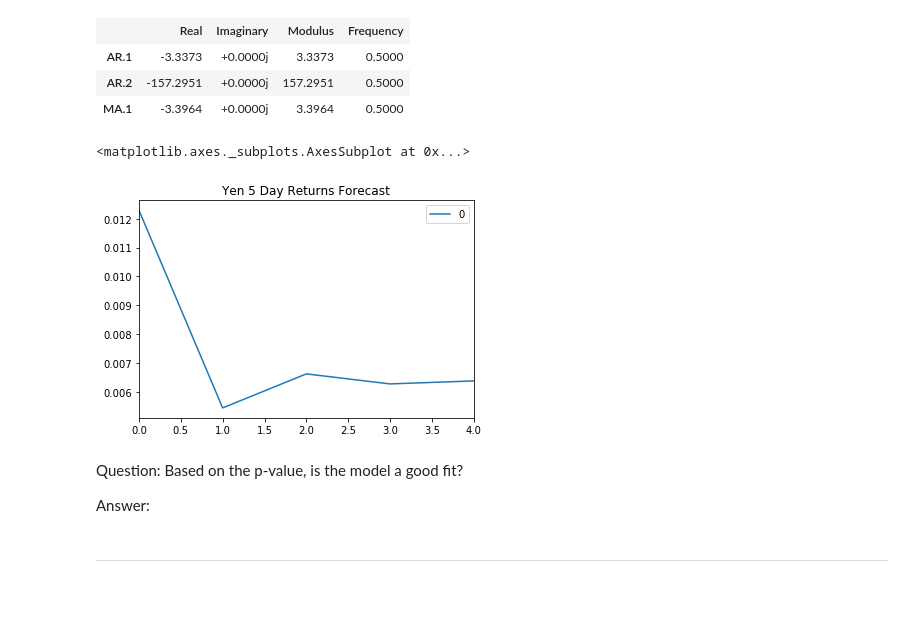
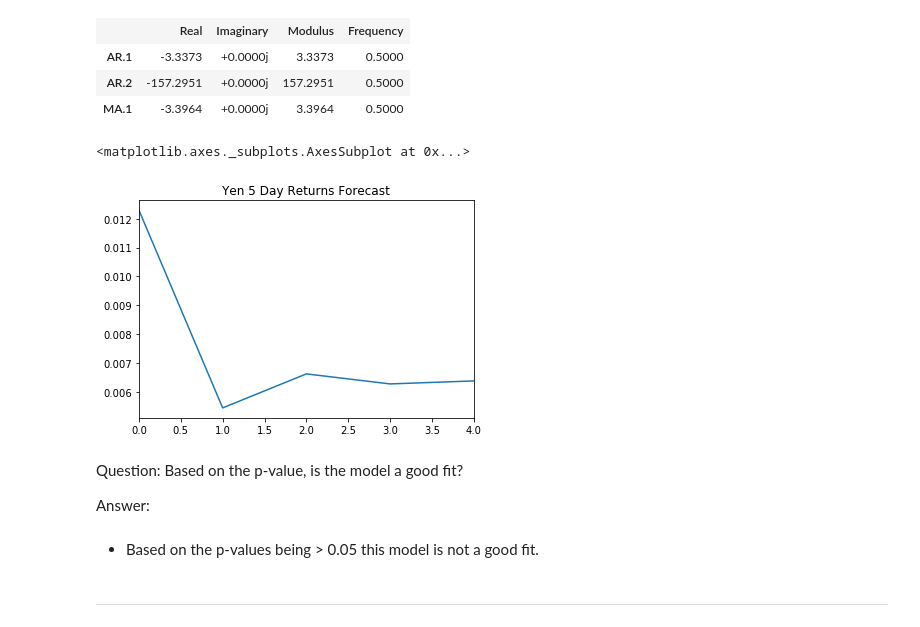
Before and after one commit to brettauc/Time-Series-Homework, a Jupyter notebook: Starter_Code/time_series_analysis.ipynb, the cells around one changed output. Saved outputs shown, nothing was run; the diff lists cells and outputs as text; code cells hidden in the pictures; blank space fills up the shorter version.

```diff
--- a/Starter_Code/time_series_analysis.ipynb
+++ b/Starter_Code/time_series_analysis.ipynb
@@ -156,14 +156,16 @@ Roots
 # %%
 # Plot the 5 Day Returns Forecast
 # YOUR CODE HERE!
-pd.DataFrame(results.forecast(steps=5)[0]).plot(title='Yen 5 Day Returns Forecast')
+pd.DataFrame(results.forecast(steps=5)[0]).plot(title='Yen 5 Day Returns Forecast', legend=False)
 # %% [output]
 <matplotlib.axes._subplots.AxesSubplot at 0x...>
-[figure, old version]
+[figure, new version]
 # %% [markdown]
 Question: Based on the p-value, is the model a good fit?
 
 Answer:
+# %% [markdown]
+* Based on the p-values being > 0.05 this model is not a good fit.
 # %% [markdown]
 ---
 # %% [markdown]
```
Also changed, not shown: parts of 10 cells of this notebook.
